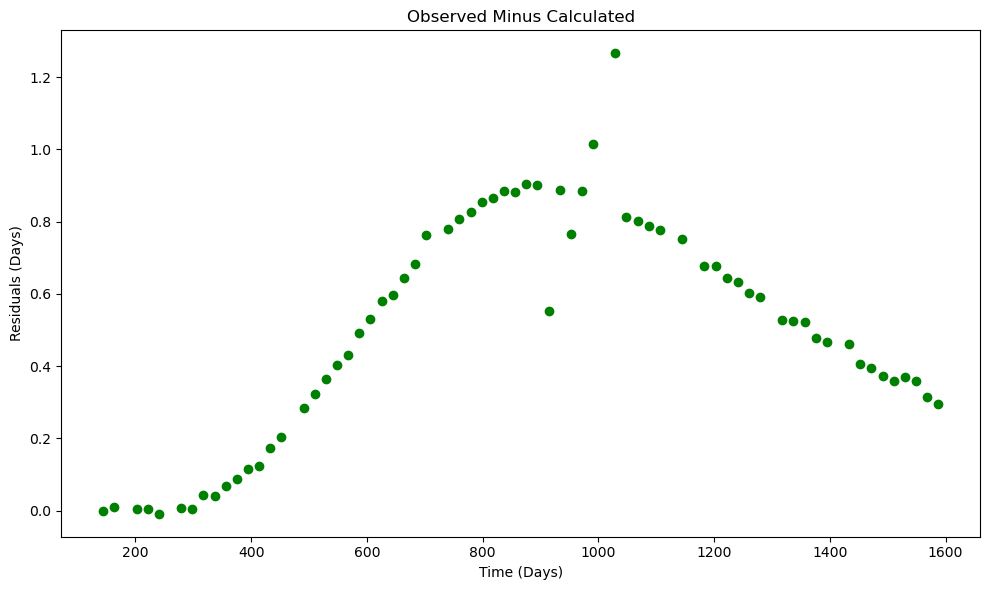
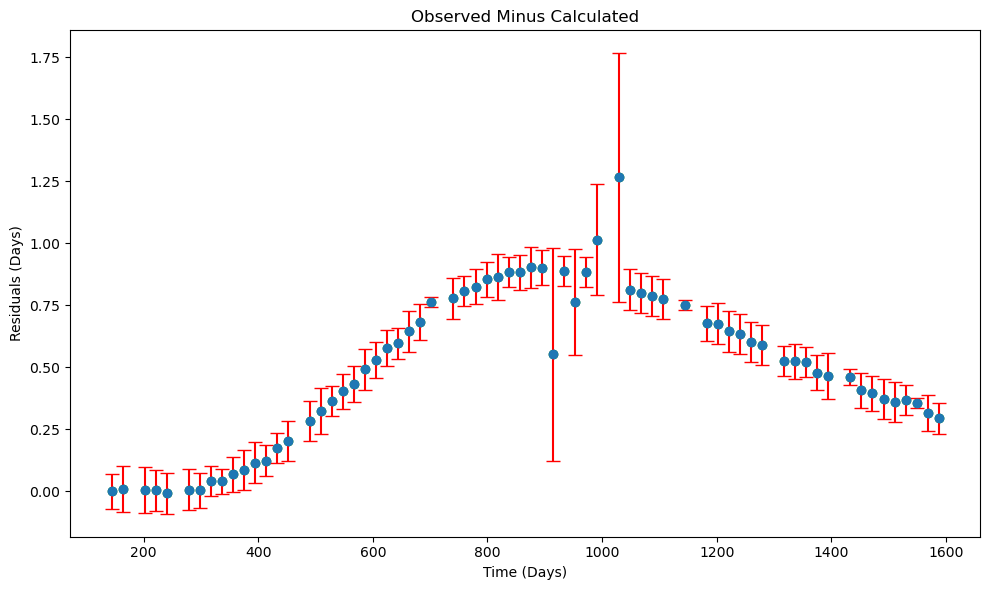
The change to this notebook cell's code, shown as a diff; its figure went from the first image to the second:
--- before
+++ after
@@ -2,4 +2,7 @@
 t_transit_the_nn = np.concatenate((t_transit_the[0:2], t_transit_the[3:6], t_transit_the[7:17], t_transit_the[18:30], t_transit_the[31:45]
                                   , t_transit_the[46:51], t_transit_the[52:53], t_transit_the[54:60], t_transit_the[61:66], t_transit_the[67:76])); # no nan.
+t_transit_dur_obs_nn = np.concatenate((t_transit_dur_obs[0:2], t_transit_dur_obs[3:6], t_transit_dur_obs[7:17], t_transit_dur_obs[18:30], t_transit_dur_obs[31:45]
+                                  , t_transit_dur_obs[46:51], t_transit_dur_obs[52:53], t_transit_dur_obs[54:60], t_transit_dur_obs[61:66], t_transit_dur_obs[67:76]));
+t_unc = t_transit_dur_obs_nn/2;
 print(omc_nn)
 print(np.size(omc_nn))
@@ -7,4 +10,5 @@
 plt.figure(figsize = (10, 6))
 plt.scatter(t_transit_the_nn, omc_nn, color = 'green');
+plt.errorbar(t_transit_the_nn, omc_nn, yerr=t_unc, fmt='o', capsize=5, ecolor='red') # parameters parsed using ChatGPT for formatting.
 plt.xlabel('Time (Days)')
 plt.ylabel('Residuals (Days)')

Commit: Assessment Final, for submission